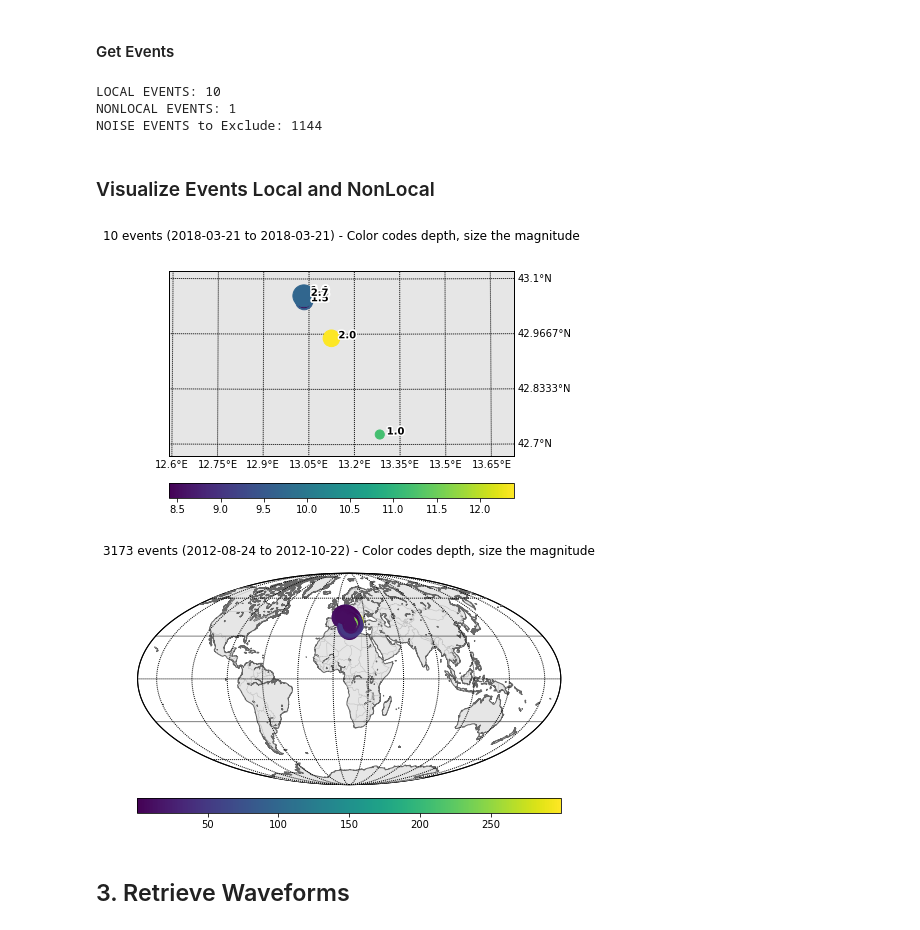
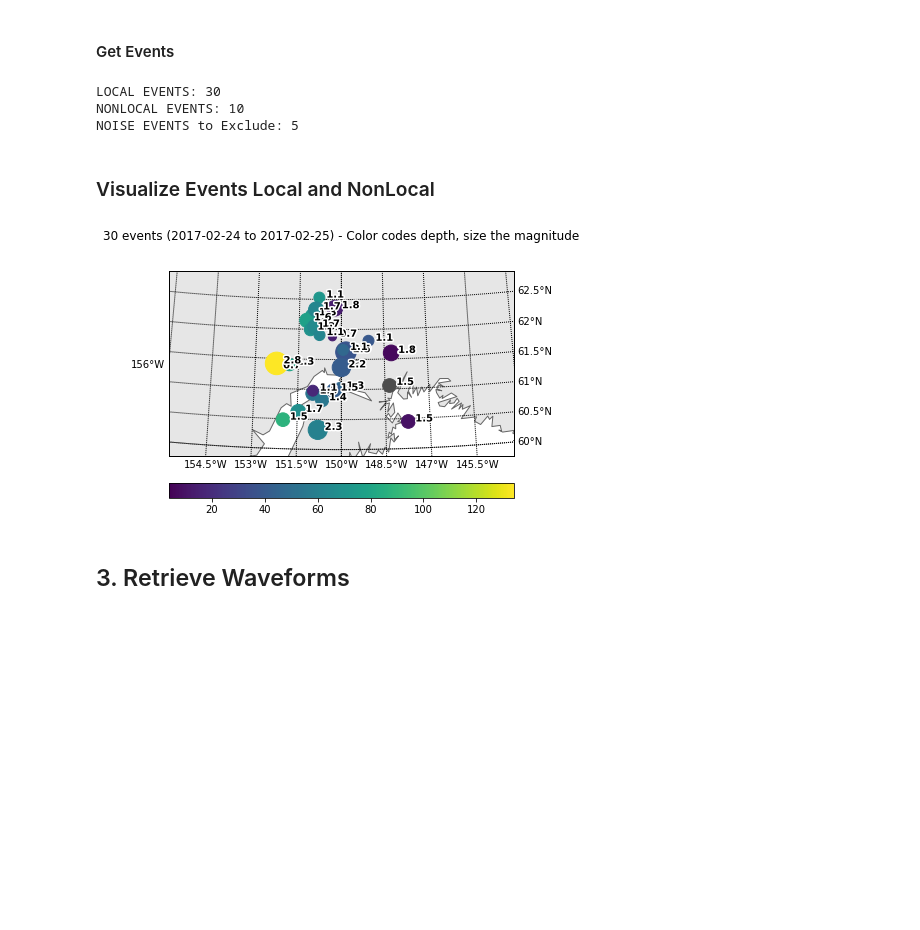
Before and after one commit to jamesaud/seismic-analysis-toolbox, a Jupyter notebook: pytorch_earthquake_recognition/retrieve_data.ipynb, the cells around one changed output. Drawn from its saved outputs; the diff is of its cells as text; code cells hidden in the pictures; blank space fills up the shorter version.

```diff
--- a/pytorch_earthquake_recognition/retrieve_data.ipynb
+++ b/pytorch_earthquake_recognition/retrieve_data.ipynb
@@ -7,7 +7,7 @@ with open('event_name.txt', 'r') as file:
     event_name = file.read()
 # %%
 # CHANGE THIS VARIABLE TO CHANGE EVERYTHING IN THE FILE
-event_name = 'Puerto'
+event_name = 'Oklahoma'
 # %%
 from obspy.clients.fdsn import Client
 from obspy.core.utcdatetime import UTCDateTime
@@ -42,8 +42,10 @@ def get_event_info(name):
             EndTime="2018-08-24",
             Client="INGV",
             Name="Amatrice",
+            PrePadding=4,
+            PostPadding=16,
             StationRadius=.2,
-            LocalEventRadius=1
+            LocalEventRadius=.2
         )
 
     elif name == Names.Oklahoma:
@@ -55,6 +57,8 @@ def get_event_info(name):
             EndTime="2017-10-15",
             Client="IRIS",
             Name="Oklahoma",
+            PrePadding=6,
+            PostPadding=14,
             Network="GS",
             Station='KAN01',
             StationRadius=1,
@@ -70,6 +74,9 @@ def get_event_info(name):
             EndTime="2018-01-15",
             Client="IRIS",
             Name="SouthAmerica",
+            PrePadding=6,
+            PostPadding=14,
+            AddTime=10,
             Network='C',
             Station='GO02',
             StationRadius=3,
@@ -85,6 +92,8 @@ def get_event_info(name):
             EndTime="2018-01-15",
             Client="IRIS",
             Name="California",
+            PrePadding=8,
+            PostPadding=12,
             StationRadius=1,
             LocalEventRadius=1
         )
@@ -100,6 +109,8 @@ def get_event_info(name):
             Network="NP",
             Station="8040",
             Name="Alaska",
+            PrePadding=7,
+            PostPadding=13,
             StationRadius=6,
             LocalEventRadius=1.5
         )
@@ -115,6 +126,8 @@ def get_event_info(name):
             Network="NU",
             Station="BC8A",
             Name="Costa",
+            PrePadding=2,
+            PostPadding=18,
             StationRadius=1,
             LocalEventRadius=1
         )
@@ -128,8 +141,10 @@ def get_event_info(name):
             EndTime="2018-02-26",
             Client="IRIS",
             Network="PR",
-            Station="AG02",
+            Station="AGPR",
             Name="Puerto",
+            PrePadding=7,
+            PostPadding=13,
             StationRadius=3,
             LocalEventRadius=1
         )
@@ -152,10 +167,16 @@ NAME = event['Name'] + 'Quakes'             # Folder name to write spectrograms
 STATION_MAX_RADIUS = event['StationRadius'] # Pick as station within this distance of the event
 MAX_RADIUS = event['LocalEventRadius']      # How far local events can be from the station
 NONLOCAL_MIN_RADIUS = 6                     # Min Radius for Nonlocal Events
-NUM_EVENTS = 10                            # How many events to retrieve and write                     # Event time window duration
-NONLOCAL_NUM_EVENTS = 1
-NUM_NOISE_EVENTS = NUM_EVENTS
+NUM_EVENTS = 2000                            # How many events to retrieve and write                     # Event time window duration
+NONLOCAL_NUM_EVENTS = 10
+NUM_NOISE_EVENTS = 4000
+
 DURATION = 20                              # Time in seconds, centered around the event
+PADDING = 20                               # Get waveforms padding length, and then trim to the duration after filtering
+ADD_TIME = event.get('AddTime', 0)         # Time to add to all events to correct for arrival times
+
+PRE_PADDING = event['PrePadding']
+POST_PADDING = event['PostPadding']
 
 # Time period to collect noise events
 NOISE_START = STARTTIME
@@ -166,7 +187,7 @@ NETWORK = event.get('Network')
 STATION = event.get('Station')
 
 # Filtering Constants for the Spectrograms
-MIN_FREQ = 3
+MIN_FREQ = 1
 MAX_FREQ = 30
 
 # Code
@@ -368,20 +315,19 @@ print("LOCAL EVENTS:", len(local_catalog))
 print("NONLOCAL EVENTS:", len(nonlocal_catalog))
 print("NOISE EVENTS to Exclude:", len(noise_catalog))
 # %% [output]
-LOCAL EVENTS: 10
-NONLOCAL EVENTS: 1
-NOISE EVENTS to Exclude: 1144
+LOCAL EVENTS: 30
+NONLOCAL EVENTS: 10
+NOISE EVENTS to Exclude: 5
 # %% [markdown]
 ### Visualize Events Local and NonLocal
 # %%
 # Plot Events
 with warnings.catch_warnings():
     warnings.simplefilter("ignore")
     local_catalog.plot(projection="local")
-    noise_catalog.plot()
+#     noise_catalog.plot()
 # %% [output]
-[figure, old version]
+[figure, new version]
-[figure, removed]
 # %% [markdown]
 ## 3. Retrieve Waveforms
 # %% [markdown]
```
Also changed, not shown: parts of 18 cells of this notebook, 4 other files.
